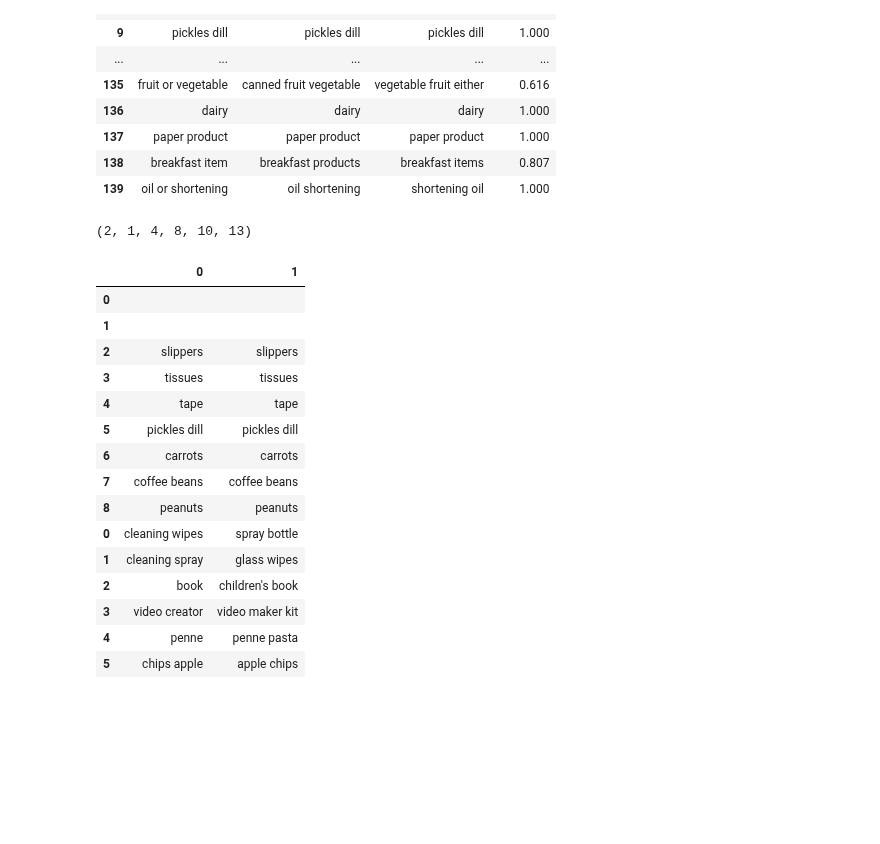
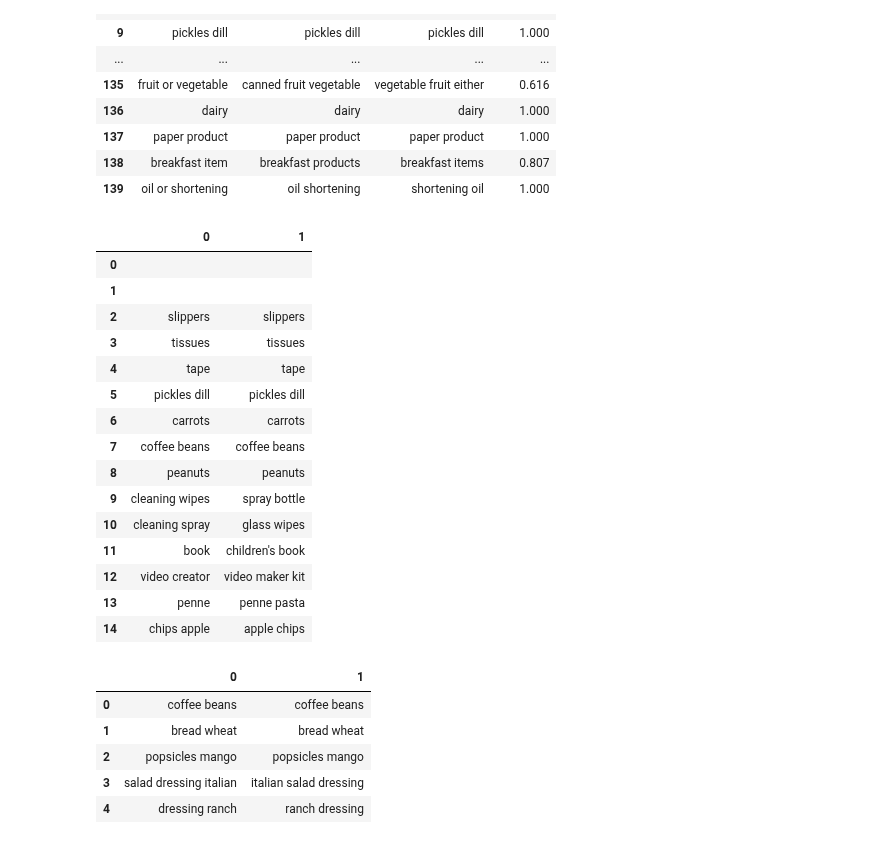
Before and after one commit to jjailer/grocery-receipt-data-cleaning, a Jupyter notebook: Scripts/merge.ipynb, the cells around one changed output. Cells and saved outputs as stored; diff of their text form; code cells hidden in the pictures; blank space fills up the shorter version.

Commit message:
added tqdm progress bar

```diff
--- a/Scripts/merge.ipynb
+++ b/Scripts/merge.ipynb
@@ -102,7 +103,7 @@ def align(df1, df2):
 
     # generate word vectors and similarity
     total_similarity = []
-    for p in perms:
+    for p in tqdm(perms, desc="Permutations", leave=False):
         df = pd.concat([df1_dropped.reset_index(drop=True), df2_dropped.reindex(p).reset_index(drop=True)], axis=1)
         df = df.apply(compare, axis=1)
         # sum similarity
@@ -110,7 +111,6 @@ def align(df1, df2):
 
     # find max permutation
     result_index = perms[total_similarity.index(max(total_similarity))]
-    print(result_index)
 
     # return concatendated dataframe with word vectors
     top_index_left, top_index_right = zip(*result_pairs)
@@ -122,7 +122,7 @@ def align(df1, df2):
     df_bot = pd.concat([df1.reindex(bot_index_left).reset_index(drop=True),
                         df2.reindex(bot_index_right).reset_index(drop=True)], axis=1, ignore_index=True)
 
-    df_combined = pd.concat([df_top, df_bot])
+    df_combined = pd.concat([df_top, df_bot], ignore_index=True)
     return df_combined
 # %%
 ### Align Data Sets by hand
@@ -162,29 +162,34 @@ display(df_hand_aligned)
 # %%
 ### Test hand alignment against algorithm
 
-#print(df_shared[0].loc[df_shared[0].ID == 137, 'Basket'].unique())
-#print(df_shared[2].loc[df_shared[2].ID == 137, 'Basket'].unique())
-df1 = df_shared[0].loc[(df_shared[0].ID == 137) & (df_shared[0].Basket == 1), 'Item'].copy().reset_index(drop=True)
-df1 = preprocess(df1)
-df3 = df_shared[2].loc[(df_shared[2].ID == 137) & (df_shared[2].Basket == 1), 'Item'].copy().reset_index(drop=True)
-df3 = preprocess(df3)
-
-display(align(df1, df3))
+#12 baskets
+for basket in tqdm([1,2], desc="Basket"):
+    df1 = df_shared[0].loc[(df_shared[0].ID == 137) & (df_shared[0].Basket == basket), 'Item'].copy().reset_index(drop=True)
+    df1 = preprocess(df1)
+    df3 = df_shared[2].loc[(df_shared[2].ID == 137) & (df_shared[2].Basket == basket), 'Item'].copy().reset_index(drop=True)
+    df3 = preprocess(df3)
+    df_aligned = align(df1, df3)
+    display(df_aligned)
 # %% [output]
-(2, 1, 4, 8, 10, 13)
 |  | 0 | 1 |
 | 0 |  |  |
 | 1 |  |  |
 | 2 | slippers | slippers |
 | 3 | tissues | tissues |
 | 4 | tape | tape |
 | 5 | pickles dill | pickles dill |
 | 6 | carrots | carrots |
 | 7 | coffee beans | coffee beans |
 | 8 | peanuts | peanuts |
-| 0 | cleaning wipes | spray bottle |
-| 1 | cleaning spray | glass wipes |
-| 2 | book | children's book |
-| 3 | video creator | video maker kit |
-| 4 | penne | penne pasta |
-| 5 | chips apple | apple chips |
+| 9 | cleaning wipes | spray bottle |
+| 10 | cleaning spray | glass wipes |
+| 11 | book | children's book |
+| 12 | video creator | video maker kit |
+| 13 | penne | penne pasta |
+| 14 | chips apple | apple chips |
+|  | 0 | 1 |
+| 0 | coffee beans | coffee beans |
+| 1 | bread wheat | bread wheat |
+| 2 | popsicles mango | popsicles mango |
+| 3 | salad dressing italian | italian salad dressing |
+| 4 | dressing ranch | ranch dressing |
```
Also changed, not shown: parts of 1 cell of this notebook.
